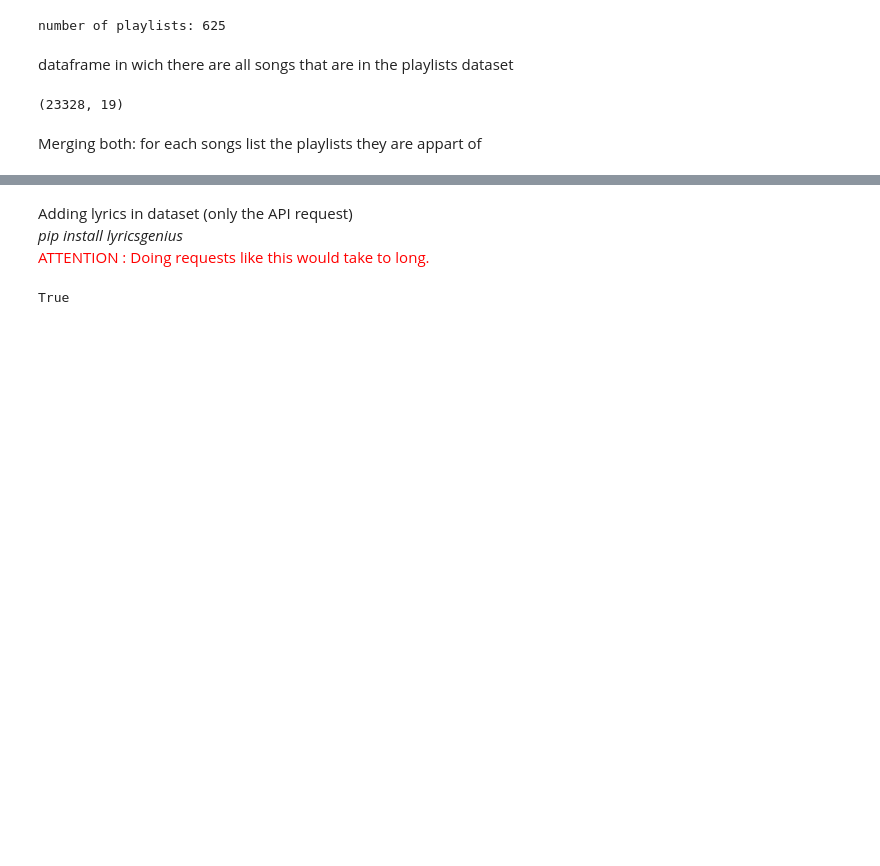
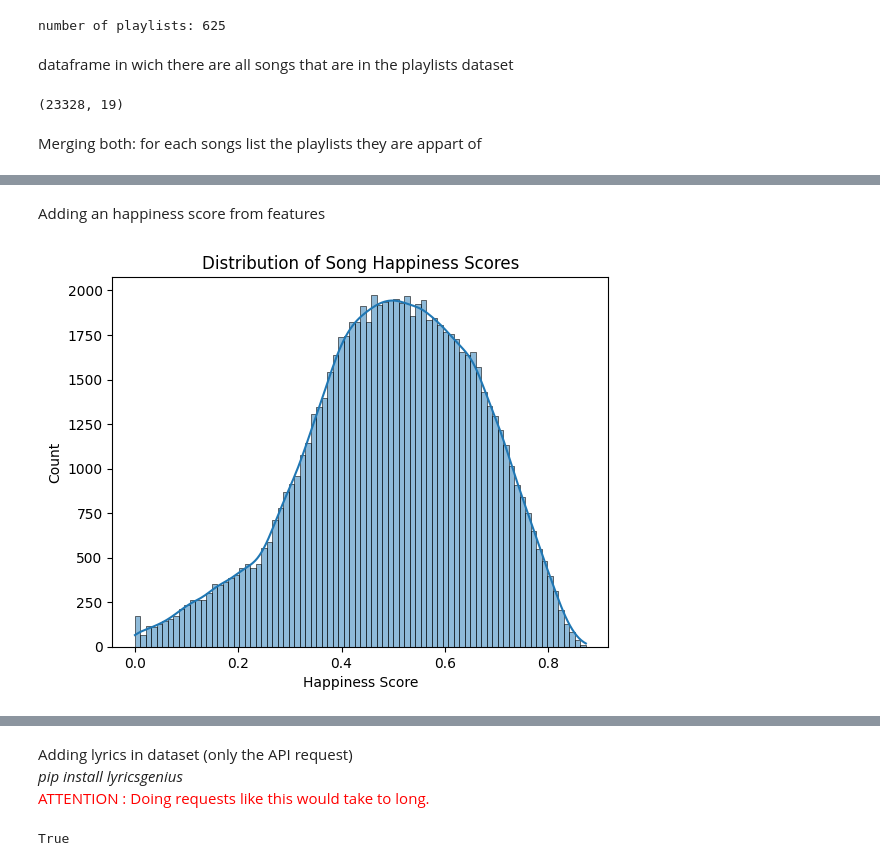
Before and after one commit to TfAplo/DALAS-Project, a Jupyter notebook: Data_collection.ipynb, the cells around one changed output, grey strips where cells are left out. Drawn from its saved outputs; the diff is of its cells as text; code cells hidden in the pictures; blank space fills up the shorter version.

```diff
--- a/Data_collection.ipynb
+++ b/Data_collection.ipynb
@@ -234,3 +242,38 @@ track_playlists.head()
 | 2 | "C" IS FOR COOKIE | Little Apple Band | [nan] | The Favorite Songs Of Sesame Street | 32.0 | 84305.0 | False | 0.553 | ... |
 | 3 | "C" is for Cookie | Little Apple Band | [nan] | Sesame Street and Friends | 8.0 | 86675.0 | False | 0.664 | ... |
 | 4 | "Christe, Redemptor omnium" | Traditional;Sistine Chapel Choir;... | [nan] | Classical Christmas | 0.0 | 289133.0 | False | 0.111 | ... |
+# %% [markdown]
+Adding an happiness score from features
+# %%
+track_playlists['loudness_norm'] = (
+    (track_playlists['loudness'] - track_playlists['loudness'].min()) /
+    (track_playlists['loudness'].max() - track_playlists['loudness'].min())
+)
+
+track_playlists['tempo_norm'] = (
+    (track_playlists['tempo'] - track_playlists['tempo'].min()) /
+    (track_playlists['tempo'].max() - track_playlists['tempo'].min())
+)
+
+track_playlists['happiness_score'] = (
+    0.4 * track_playlists['valence'] +
+    0.2 * track_playlists['energy'] +
+    0.15 * track_playlists['danceability'] +
+    0.1 * track_playlists['mode'] +
+    0.05 * track_playlists['tempo_norm'] +
+    0.05 * track_playlists['loudness_norm'] -
+    0.05 * track_playlists['acousticness'] -
+    0.05 * track_playlists['instrumentalness']
+)
+
+track_playlists['happiness_score'] = track_playlists['happiness_score'].clip(0, 1)
+# %%
+import seaborn as sns
+import matplotlib.pyplot as plt
+sns.histplot(track_playlists['happiness_score'], kde=True)
+plt.title("Distribution of Song Happiness Scores")
+plt.xlabel("Happiness Score")
+plt.ylabel("Count")
+plt.show()
+# %% [output]
+[figure, added]
```
Also changed, not shown: parts of 2 cells of this notebook.
